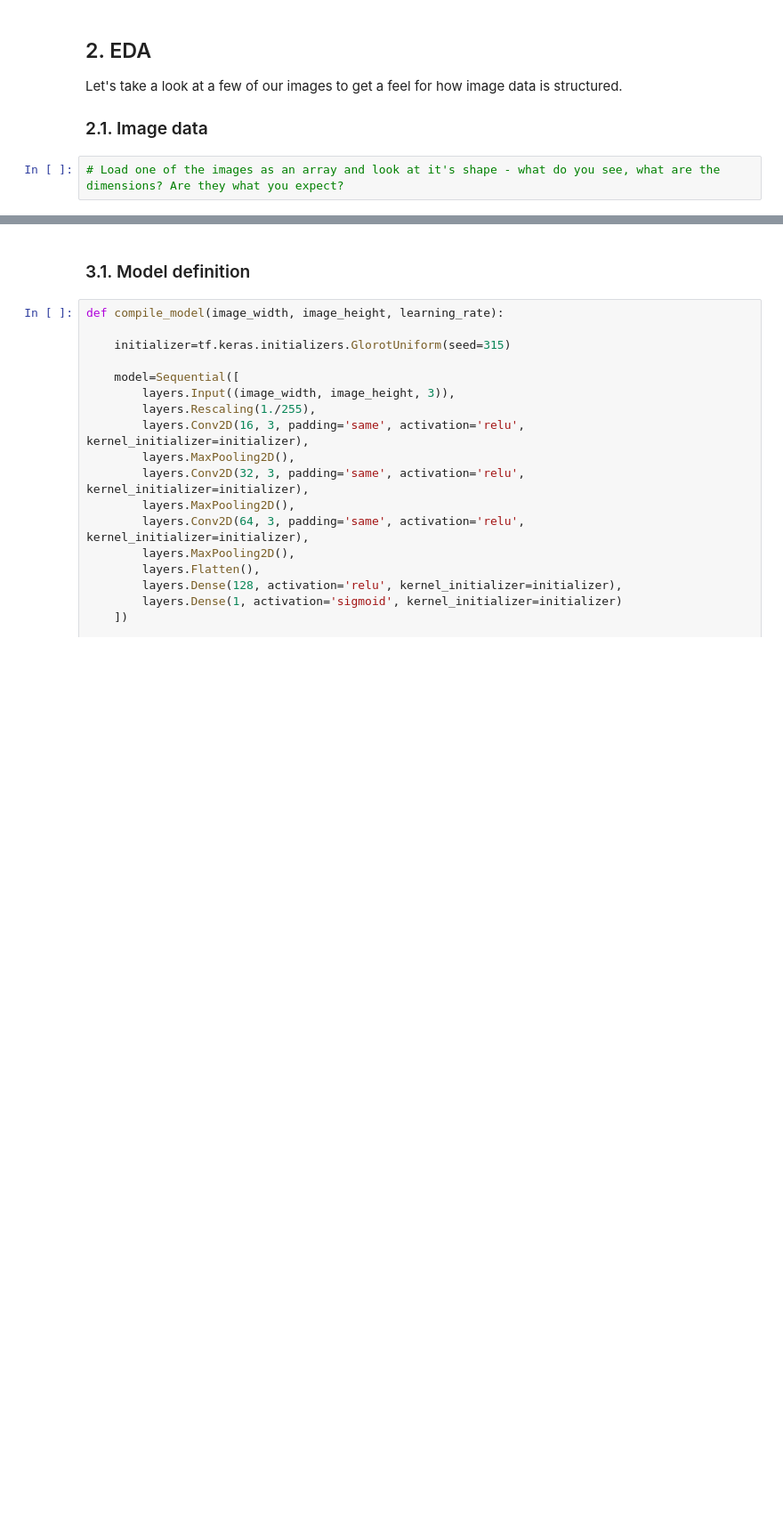
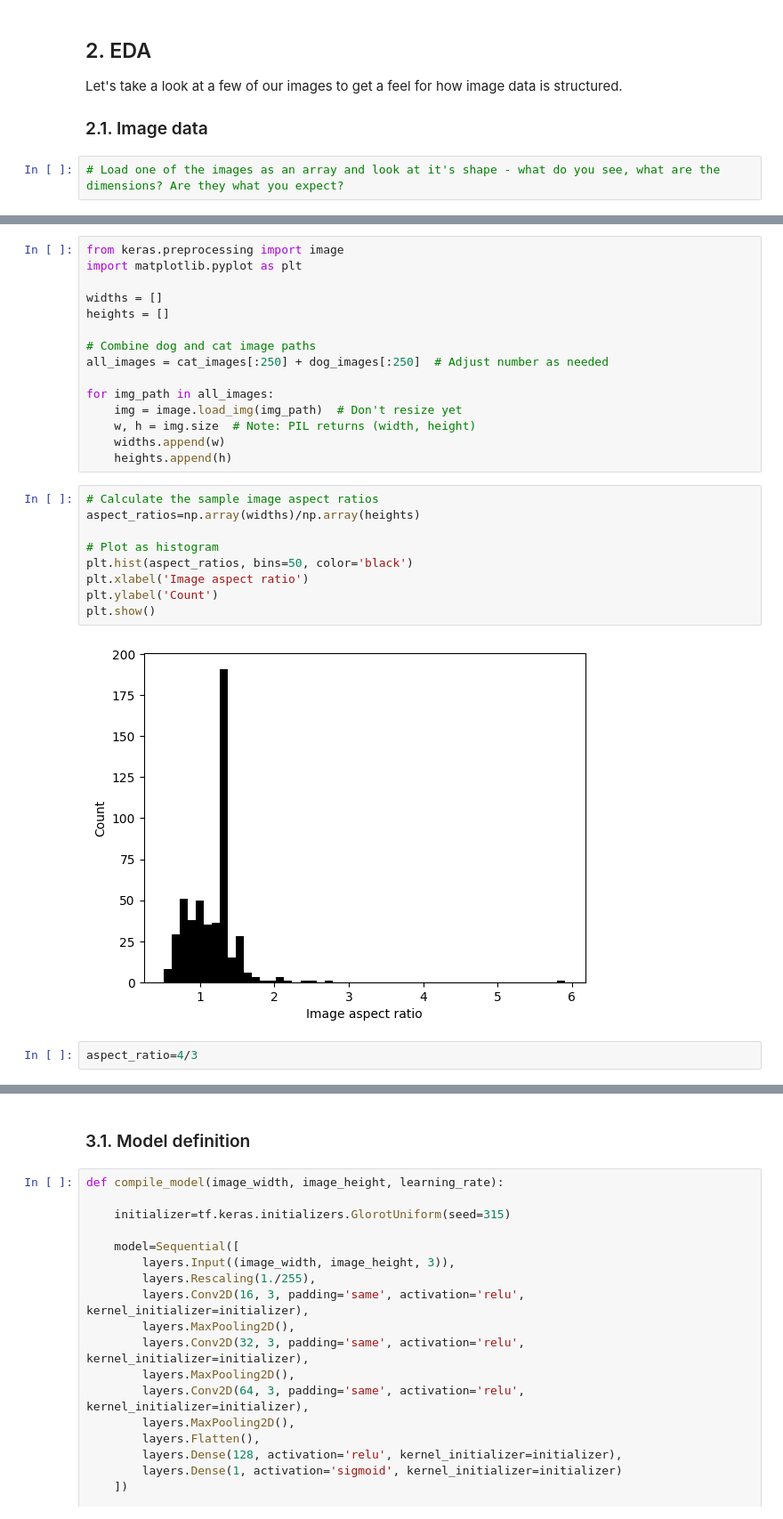
Before and after one commit to drtclem/Image_Class, a Jupyter notebook: src/mvp.ipynb, the cells around one changed output, grey strips where cells are left out. Shown at 89% size. Drawn from its saved outputs; the diff is of its cells as text; blank space fills up the shorter version.

```diff
--- a/src/mvp.ipynb
+++ b/src/mvp.ipynb
@@ -76,0 +119,28 @@ Let's take a look at a random sample of images from the dataset and see what the
+# %%
+from keras.preprocessing import image
+import matplotlib.pyplot as plt
+
+widths = []
+heights = []
+
+# Combine dog and cat image paths
+all_images = cat_images[:250] + dog_images[:250]  # Adjust number as needed
+
+for img_path in all_images:
+    img = image.load_img(img_path)  # Don't resize yet
+    w, h = img.size  # Note: PIL returns (width, height)
+    widths.append(w)
+    heights.append(h)
+# %%
+# Calculate the sample image aspect ratios
+aspect_ratios=np.array(widths)/np.array(heights)
+
+# Plot as histogram
+plt.hist(aspect_ratios, bins=50, color='black')
+plt.xlabel('Image aspect ratio')
+plt.ylabel('Count')
+plt.show()
+# %% [output]
+[figure, added]
+# %%
+aspect_ratio=4/3
```
Also changed, not shown: parts of 27 cells of this notebook, 1 other file.
